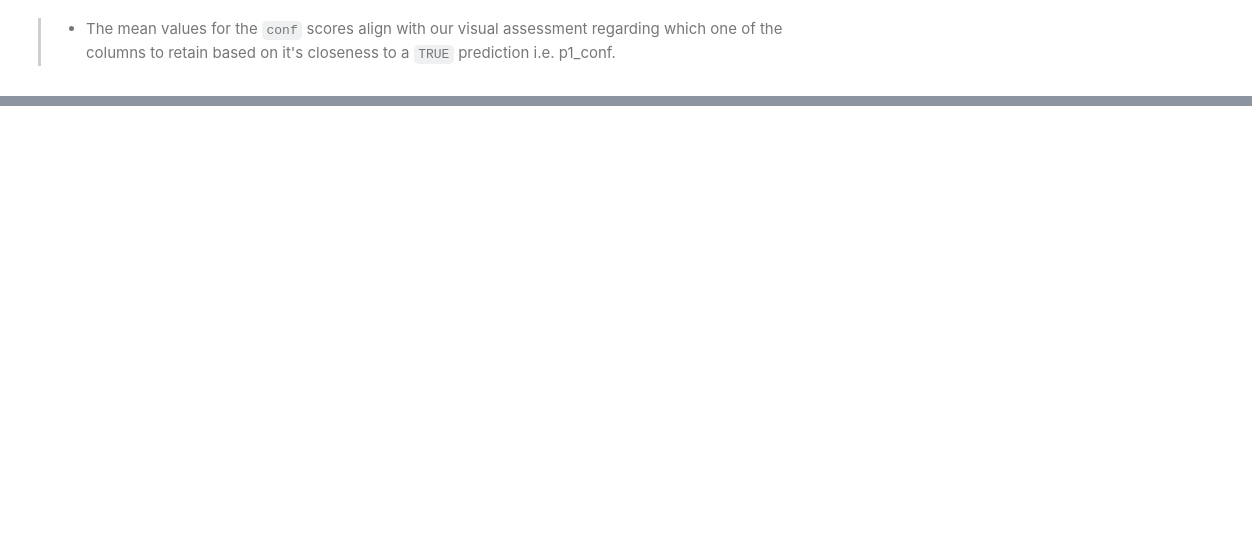
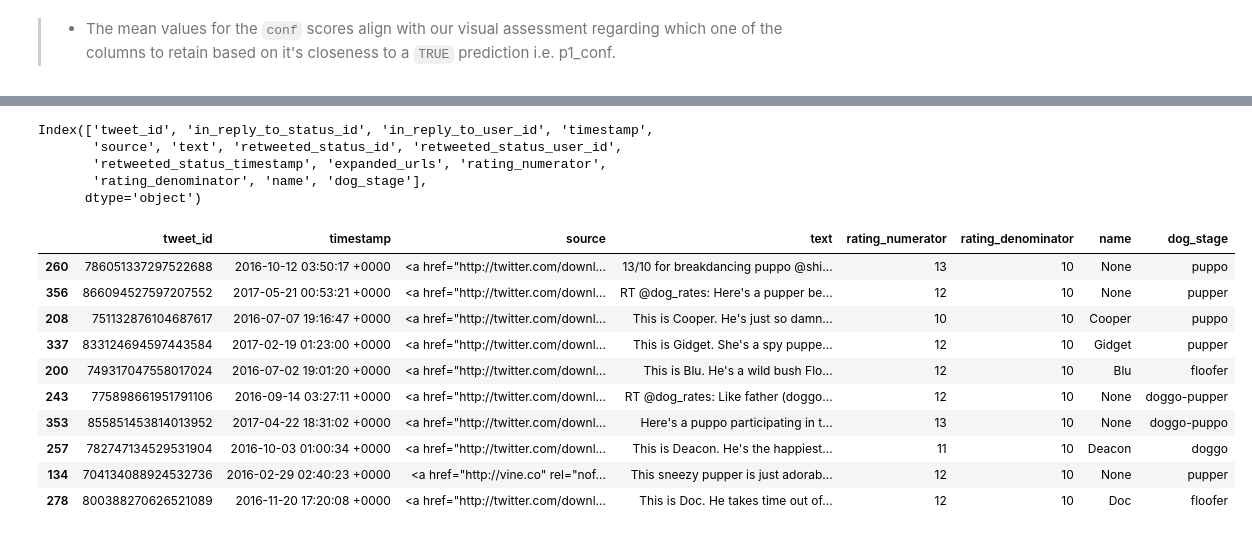
Before and after one commit to kurosakiaduma/weratedogs, a Jupyter notebook: wrangle_act.ipynb, the cells around one changed output, grey strips where cells are left out. Saved outputs shown, nothing was run; the diff lists cells and outputs as text; code cells hidden in the pictures; blank space fills up the shorter version.

```diff
--- a/wrangle_act.ipynb
+++ b/wrangle_act.ipynb
@@ -646,0 +719,3 @@ Name: p1, Length: 378, dtype: int64
+# %%
+b['ds'] = "None"
+b.head()
@@ -646,0 +729,25 @@ Name: p1, Length: 378, dtype: int64
+# %%
+b.drop(columns=['vs', 'ds'], inplace=True)
+b.columns
+# %% [output]
+Index(['tweet_id', 'in_reply_to_status_id', 'in_reply_to_user_id', 'timestamp',
+       'source', 'text', 'retweeted_status_id', 'retweeted_status_user_id',
+       'retweeted_status_timestamp', 'expanded_urls', 'rating_numerator',
+       'rating_denominator', 'name', 'dog_stage'],
+      dtype='object')
+# %%
+b = b.groupby(['tweet_id', 'timestamp', 'source', 'text','rating_numerator','rating_denominator', 'name'])['dog_stage'].apply('-'.join).reset_index()
+# %%
+b.sample(10)
+# %% [output]
+|  | tweet_id | timestamp | source | text | rating_numerator | rating_denominator | name | dog_stage |
+| 260 | 786051337297522688 | 2016-10-12 03:50:17 +0000 | <a href="http://twitter.com/downl... | 13/10 for breakdancing puppo @shi... | 13 | 10 | None | puppo |
+| 356 | 866094527597207552 | 2017-05-21 00:53:21 +0000 | <a href="http://twitter.com/downl... | RT @dog_rates: Here's a pupper be... | 12 | 10 | None | pupper |
+| 208 | 751132876104687617 | 2016-07-07 19:16:47 +0000 | <a href="http://twitter.com/downl... | This is Cooper. He's just so damn... | 10 | 10 | Cooper | puppo |
+| 337 | 833124694597443584 | 2017-02-19 01:23:00 +0000 | <a href="http://twitter.com/downl... | This is Gidget. She's a spy puppe... | 12 | 10 | Gidget | pupper |
+| 200 | 749317047558017024 | 2016-07-02 19:01:20 +0000 | <a href="http://twitter.com/downl... | This is Blu. He's a wild bush Flo... | 12 | 10 | Blu | floofer |
+| 243 | 775898661951791106 | 2016-09-14 03:27:11 +0000 | <a href="http://twitter.com/downl... | RT @dog_rates: Like father (doggo... | 12 | 10 | None | doggo-pupper |
+| 353 | 855851453814013952 | 2017-04-22 18:31:02 +0000 | <a href="http://twitter.com/downl... | Here's a puppo participating in t... | 13 | 10 | None | doggo-puppo |
+| 257 | 782747134529531904 | 2016-10-03 01:00:34 +0000 | <a href="http://twitter.com/downl... | This is Deacon. He's the happiest... | 11 | 10 | Deacon | doggo |
+| 134 | 704134088924532736 | 2016-02-29 02:40:23 +0000 | <a href="http://vine.co" rel="nof... | This sneezy pupper is just adorab... | 12 | 10 | None | pupper |
+| 278 | 800388270626521089 | 2016-11-20 17:20:08 +0000 | <a href="http://twitter.com/downl... | This is Doc. He takes time out of... | 12 | 10 | Doc | floofer |
```
Also changed, not shown: parts of 67 cells of this notebook.
